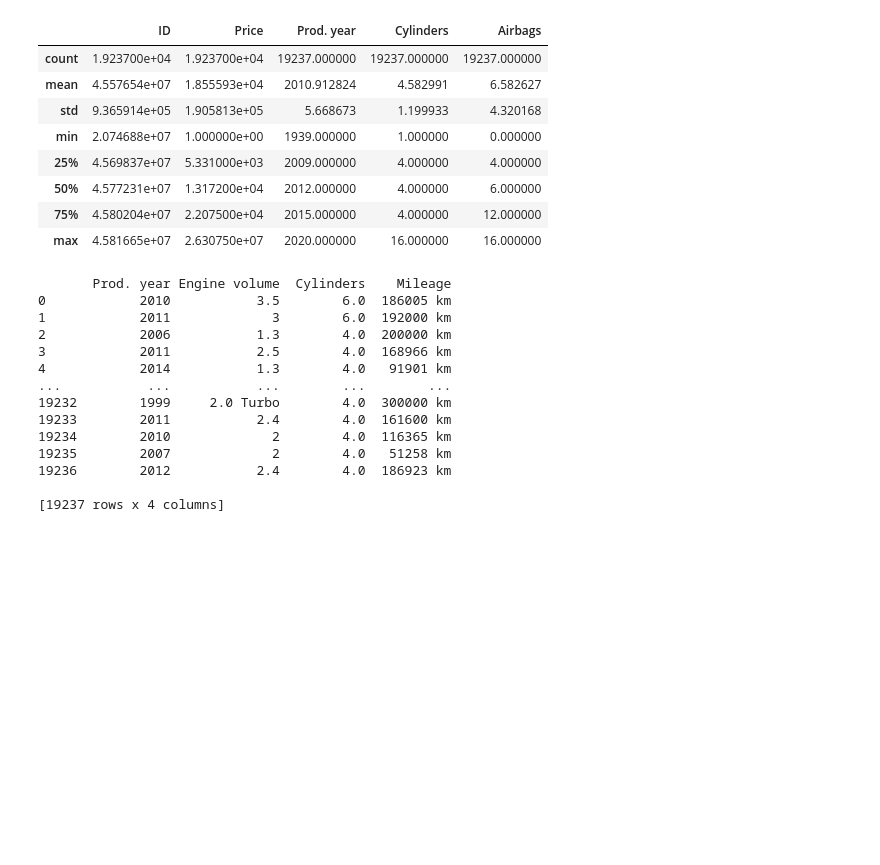
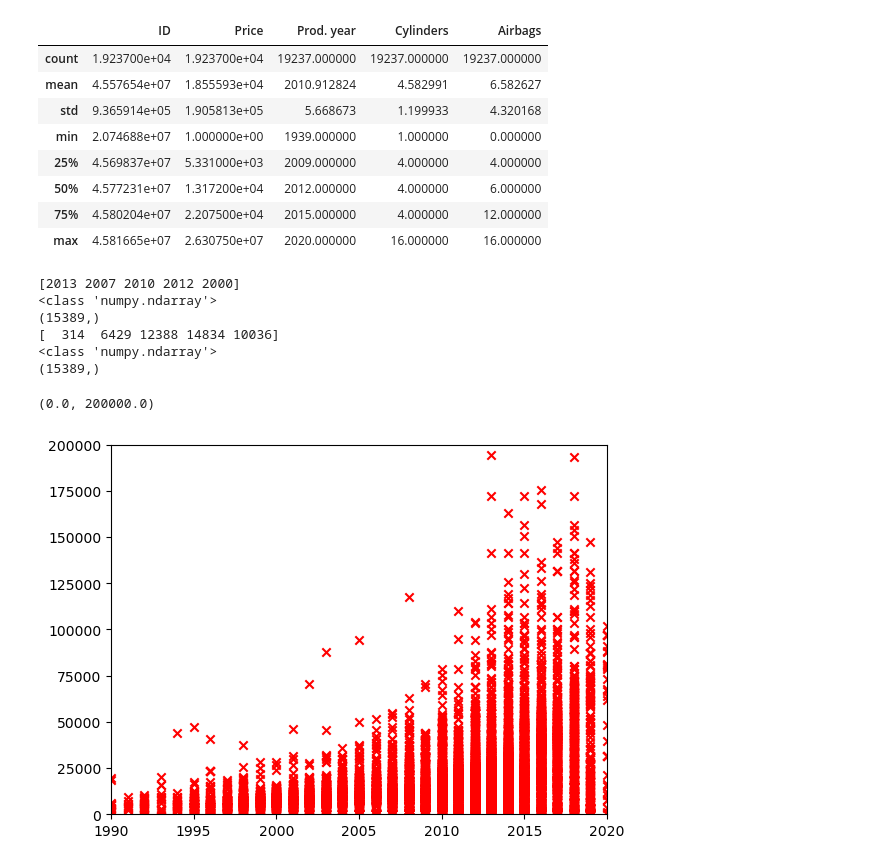
Before and after one commit to munozAndrew/ML-AI_Kaggle, a Jupyter notebook: LinearRegression.ipynb, the cells around one changed output. Saved outputs shown, nothing was run; the diff lists cells and outputs as text; code cells hidden in the pictures; blank space fills up the shorter version.

```diff
--- a/LinearRegression.ipynb
+++ b/LinearRegression.ipynb
@@ -50,25 +50,41 @@ memory usage: 2.6+ MB
 | 75% | 4.580204e+07 | 2.207500e+04 | 2015.000000 | 4.000000 | 12.000000 |
 | max | 4.581665e+07 | 2.630750e+07 | 2020.000000 | 16.000000 | 16.000000 |
 # %%
-y = dataframe["Price"]
+
+dataframe["Mileage"] = dataframe['Mileage'].astype(str).str.replace(r'[^\d]', '', regex=True).astype(int)
+dataframe["Engine volume"] = dataframe["Engine volume"].astype(str).str.replace(r'[^\d.]', '', regex=True).astype(float)
+
 features = ["Prod. year", "Engine volume", "Cylinders", "Mileage"]
-x = dataframe[features]
 
-print(x)
+y = dataframe["Price"].to_numpy()
+x = dataframe["Prod. year"].to_numpy()
+
+#print(x)
 #print(dataframe.dtypes)
 #corr_matrix = dataframe.corr()
-# %% [output]
-       Prod. year Engine volume  Cylinders    Mileage
-0            2010           3.5        6.0  186005 km
-1            2011             3        6.0  192000 km
-2            2006           1.3        4.0  200000 km
-3            2011           2.5        4.0  168966 km
-4            2014           1.3        4.0   91901 km
-...           ...           ...        ...        ...
-19232        1999     2.0 Turbo        4.0  300000 km
-19233        2011           2.4        4.0  161600 km
-19234        2010             2        4.0  116365 km
-19235        2007             2        4.0   51258 km
-19236        2012           2.4        4.0  186923 km
-
-[19237 rows x 4 columns]
+# %%
+x_train, x_test, y_train, y_test = train_test_split(x, y, test_size=.2, random_state=42)
+
+print(x_train[:5])
+print(type(x_train))
+print(x_train.shape)
+
+print(y_train[:5])
+print(type(y_train))
+print(y_train.shape)
+#m (# of training ex) = 15389
+# %% [output]
+[2013 2007 2010 2012 2000]
+<class 'numpy.ndarray'>
+(15389,)
+[  314  6429 12388 14834 10036]
+<class 'numpy.ndarray'>
+(15389,)
+# %%
+#plt.scatter(x_train[:,0], y_train, marker='x', c='y')
+plt.scatter(x_train, y_train, marker='x', c='r')
+plt.xlim(1990, 2020)
+plt.ylim(0, 200000)
+# %% [output]
+(0.0, 200000.0)
+[figure, added]
```
Also changed, not shown: parts of 1 cell of this notebook.
